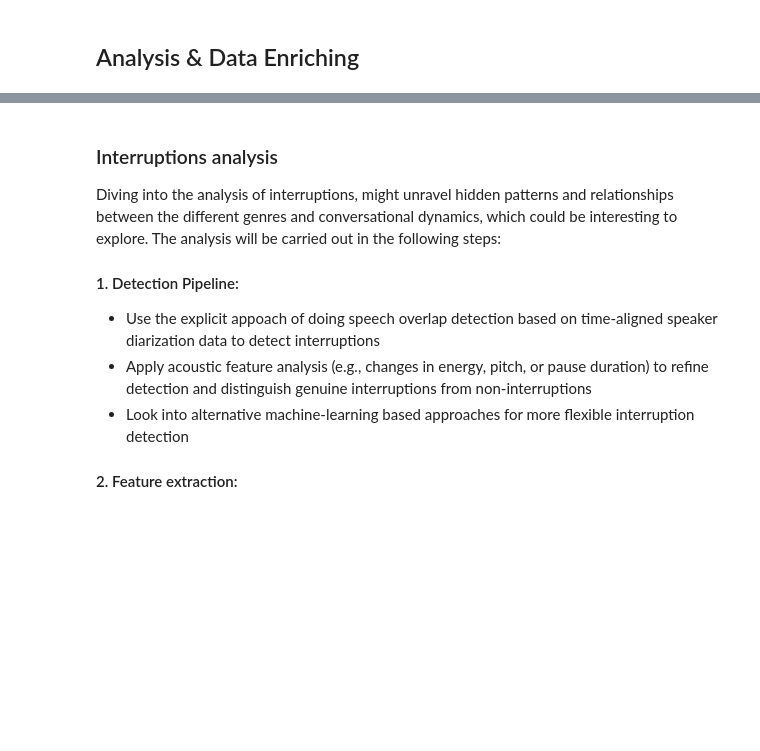
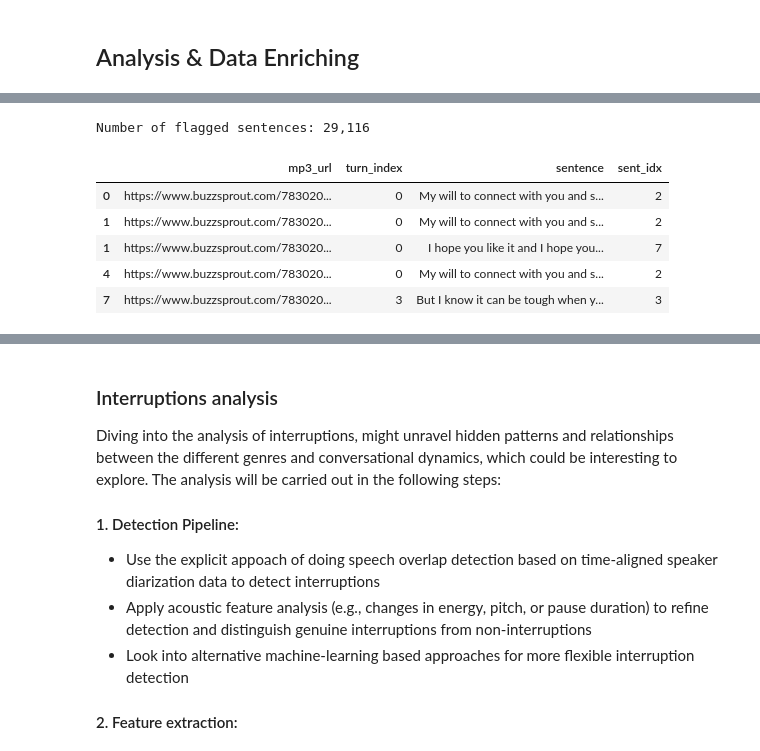
Before and after one commit to au-nlp/project-milestone-p2-group4, a Jupyter notebook: main.ipynb, the cells around one changed output, grey strips where cells are left out. Drawn from its saved outputs; the diff is of its cells as text; code cells hidden in the pictures; blank space fills up the shorter version.

```diff
--- a/main.ipynb
+++ b/main.ipynb
@@ -718,0 +875,19 @@ _____
+# %%
+turns_df['flagged'] = turns_df['clean_text'].progress_apply(
+    lambda x: classify_turn_cta(x) if isinstance(x, str) else False
+)
+turns_df['flagged_sentences'] = turns_df.progress_apply(
+    lambda row: get_flagged_sentences(
+        row['clean_text'],
+        row['mp3_url'],
+        row['turn_index']
+    ) if isinstance(row['clean_text'], str) else [],
+    axis=1
+)
+
+turns_df['num_flagged'] = turns_df['flagged_sentences'].apply(len)
+turns_df['num_sentences'] = turns_df['clean_text'].apply(
+    lambda x: count_sentences(x)
+)
+
+turns_df.head()
@@ -718,0 +918,20 @@ _____
+# %%
+# Create sentence level dataframe with the flagged stentences
+sent_df = turns_df['flagged_sentences'].explode().dropna().to_frame()
+
+sent_df["mp3_url"] = sent_df["flagged_sentences"].apply(lambda d: d["mp3_url"])
+sent_df["turn_index"] = sent_df["flagged_sentences"].apply(lambda d: d["turn_index"])
+sent_df["sentence"] = sent_df["flagged_sentences"].apply(lambda d: d["sentence"])
+sent_df["sent_idx"] = sent_df["flagged_sentences"].apply(lambda d: d["sent_idx"])
+
+sent_df = sent_df.drop(columns=['flagged_sentences'])
+print(f"Number of flagged sentences: {len(sent_df):,}")
+sent_df.head()
+# %% [output]
+Number of flagged sentences: 29,116
+|  | mp3_url | turn_index | sentence | sent_idx |
+| 0 | https://www.buzzsprout.com/783020... | 0 | My will to connect with you and s... | 2 |
+| 1 | https://www.buzzsprout.com/783020... | 0 | My will to connect with you and s... | 2 |
+| 1 | https://www.buzzsprout.com/783020... | 0 | I hope you like it and I hope you... | 7 |
+| 4 | https://www.buzzsprout.com/783020... | 0 | My will to connect with you and s... | 2 |
+| 7 | https://www.buzzsprout.com/783020... | 3 | But I know it can be tough when y... | 3 |
```
Also changed, not shown: parts of 45 cells of this notebook, 3 other files.
